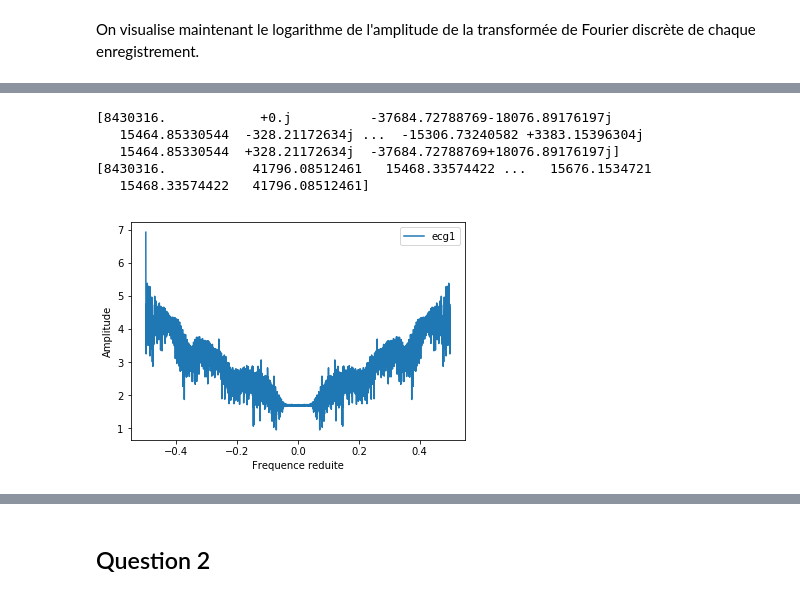
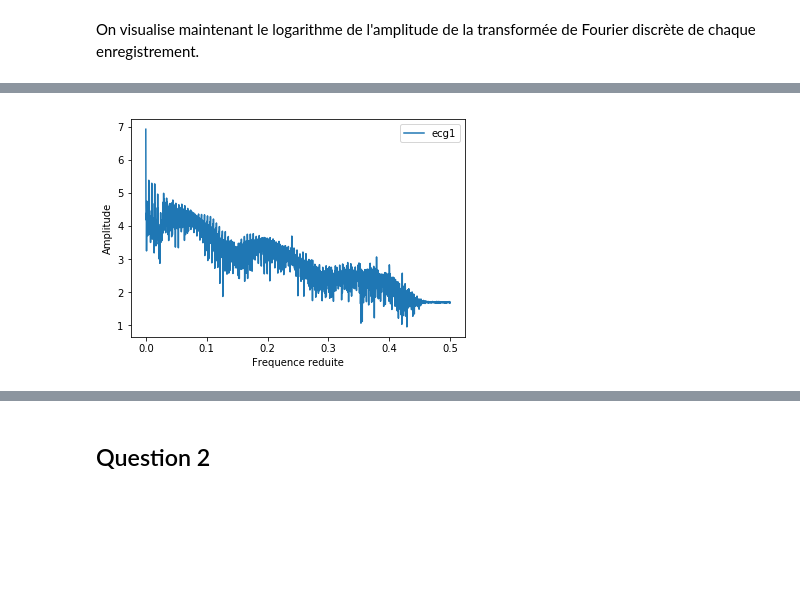
Before and after one commit to GregoirePacreau/ProjetTS, a Jupyter notebook: Projet 4 - ECG/projet.ipynb, the cells around one changed output, grey strips where cells are left out. Cells and saved outputs as stored; diff of their text form; code cells hidden in the pictures; blank space fills up the shorter version.

```diff
--- a/Projet 4 - ECG/projet.ipynb
+++ b/Projet 4 - ECG/projet.ipynb
@@ -121,30 +161,23 @@ On visualise maintenant le logarithme de l'amplitude de la transformée de Fouri
 # %%
-#Visualisation de la transformée de Fourier discrète (N échantillons de la TFTD)
+#Visualisation de la transformée de Fourier discrète (les N/2 derniers échantillons des N de la TFTD)
 plt.xlabel('Frequence reduite')
 plt.ylabel('Amplitude')
 
 #Attention si N != 4096, fft rajoute des zéros jusqu'à la prochaine puissance de 2 or N = 4991...
 #Retourne des complexes et pas leur modules
 fft1 = np.fft.fft(ecg1)
 #fft2 = np.fft.fft(ecg2)
 #fft3 = np.fft.fft(ecg3)
 #fft4 = np.fft.fft(ecg4)
 
-f = np.linspace(-1/2.,1/2.,N)
+f = np.linspace(0,1/2.,N/2)
 
-plt.plot(f, np.log10(np.absolute(fft1)))
-print(fft1)
-print(np.absolute(fft1))
-#plt.plot(f, np.log10(np.absolute(fft2)))
-#plt.plot(f, np.log10(np.absolute(fft3)))
-#plt.plot(f, np.log10(np.absolute(fft4)))
+plt.plot(f, np.log10(np.absolute(fft1[0:N/2])))
+#plt.plot(f, np.log10(np.absolute(fft2[0:N/2])))
+#plt.plot(f, np.log10(np.absolute(fft3[0:N/2]))
+#plt.plot(f, np.log10(np.absolute(fft4[0:N/2])))
 
 plt.legend(['ecg1', 'ecg2', 'ecg3', 'ecg4'])
 plt.show()
 # %% [output]
-[8430316.            +0.j          -37684.72788769-18076.89176197j
-   15464.85330544  -328.21172634j ...  -15306.73240582 +3383.15396304j
-   15464.85330544  +328.21172634j  -37684.72788769+18076.89176197j]
-[8430316.           41796.08512461   15468.33574422 ...   15676.1534721
-   15468.33574422   41796.08512461]
-[figure, old version]
+[figure, new version]
```
Also changed, not shown: parts of 11 cells of this notebook.
